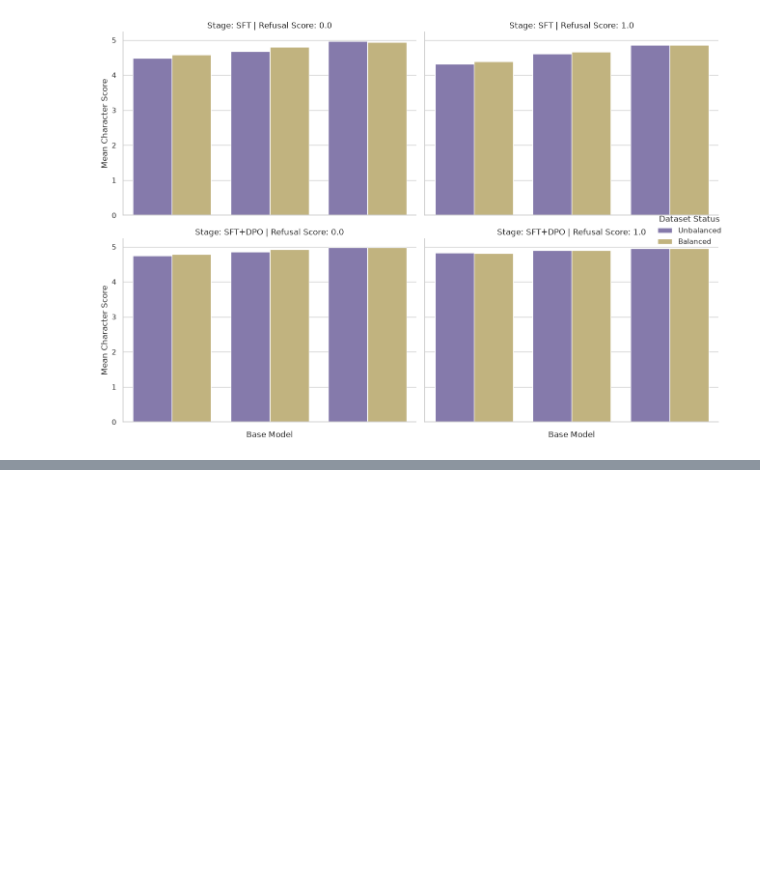
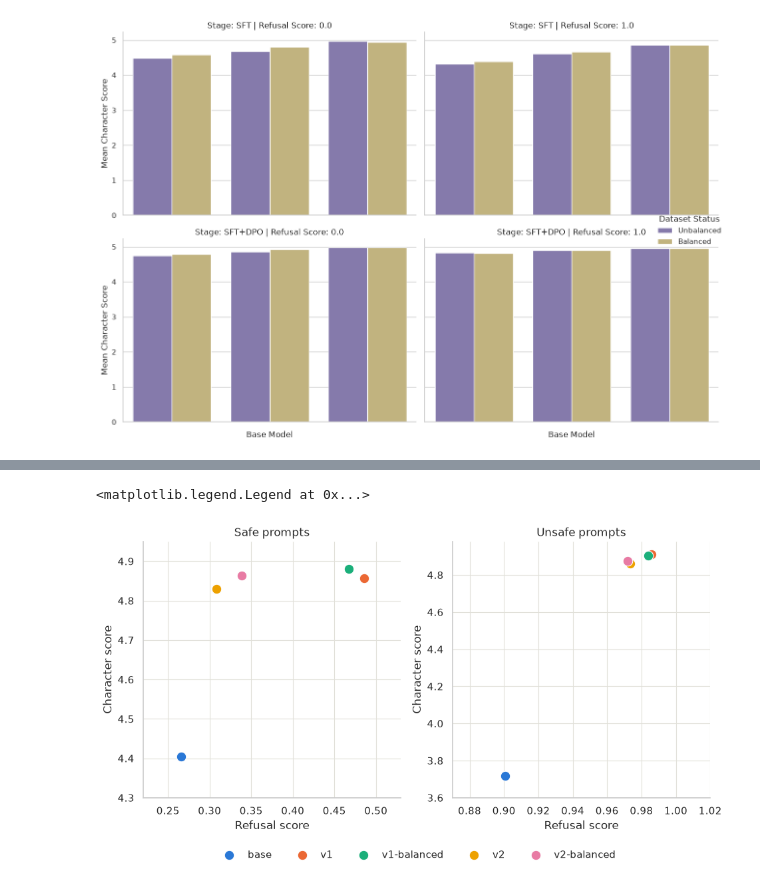
Before and after one commit to mahdieh-sjp/Safe-Actor, a Jupyter notebook: evaluation.ipynb, the cells around one changed output, grey strips where cells are left out. Saved outputs shown, nothing was run; the diff lists cells and outputs as text; code cells hidden in the pictures; blank space fills up the shorter version.

```diff
--- a/evaluation.ipynb
+++ b/evaluation.ipynb
@@ -587,0 +761,2 @@ plt.show()
+# %%
+data = df_comp_v2.groupby(['variant', 'labels'])[['refusal_score', 'character_score']].agg(['mean']).reset_index()
@@ -587,0 +778,46 @@ plt.show()
+# %%
+data.columns = [c if isinstance(c, str) else c[0] for c in data.columns]
+# %%
+colors = {
+    "base": "#2a78d6",
+    "v1": "#eb6834",
+    "v1-balanced": "#1baf7a",
+    "v2": "#eda100",
+    "v2-balanced": "#e87ba4",
+}
+
+variants = data["variant"].unique().tolist()
+
+fig, axes = plt.subplots(1, 2, figsize=(11, 5))
+
+panel_specs = [
+    ("safe", axes[0], (0.22, 0.53), (4.3, 4.95)),
+    ("unsafe", axes[1], (0.87, 1.02), (3.6, 4.98)),
+]
+
+for label, ax, xlim, ylim in panel_specs:
+    sub = data[data["labels"] == label]
+    for _, row in sub.iterrows():
+        ax.scatter(
+            row["refusal_score"], row["character_score"],
+            s=110, color=colors[row["variant"]], edgecolor="white",
+            linewidth=0.8, label=row["variant"], zorder=3,
+        )
+    ax.set_xlim(*xlim)
+    ax.set_ylim(*ylim)
+    ax.set_xlabel("Refusal score")
+    ax.set_ylabel("Character score")
+    ax.set_title(f"{label.capitalize()} prompts")
+    ax.grid(True, color="#e1e0d9", linewidth=0.8, zorder=0)
+    for spine in ["top", "right"]:
+        ax.spines[spine].set_visible(False)
+
+# single shared legend (dedupe labels, keep variant order from df)
+handles, labels_ = axes[0].get_legend_handles_labels()
+by_label = dict(zip(labels_, handles))
+ordered_handles = [by_label[v] for v in variants]
+fig.legend(ordered_handles, variants, loc="upper center", ncol=5,
+           frameon=False, bbox_to_anchor=(0.5, -0.02))
+# %% [output]
+<matplotlib.legend.Legend at 0x...>
+[figure, added]
```
Also changed, not shown: parts of 24 cells of this notebook.
